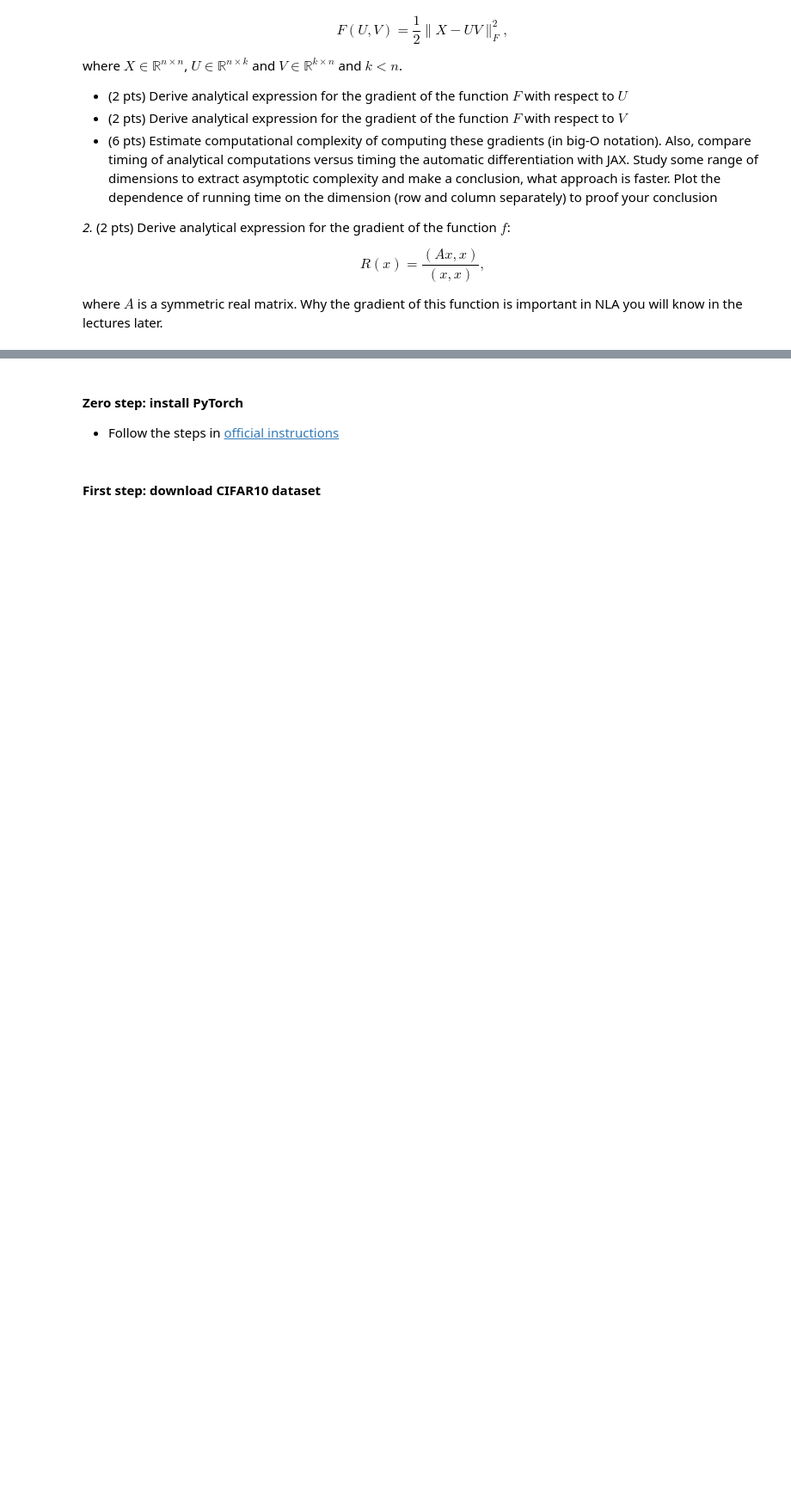
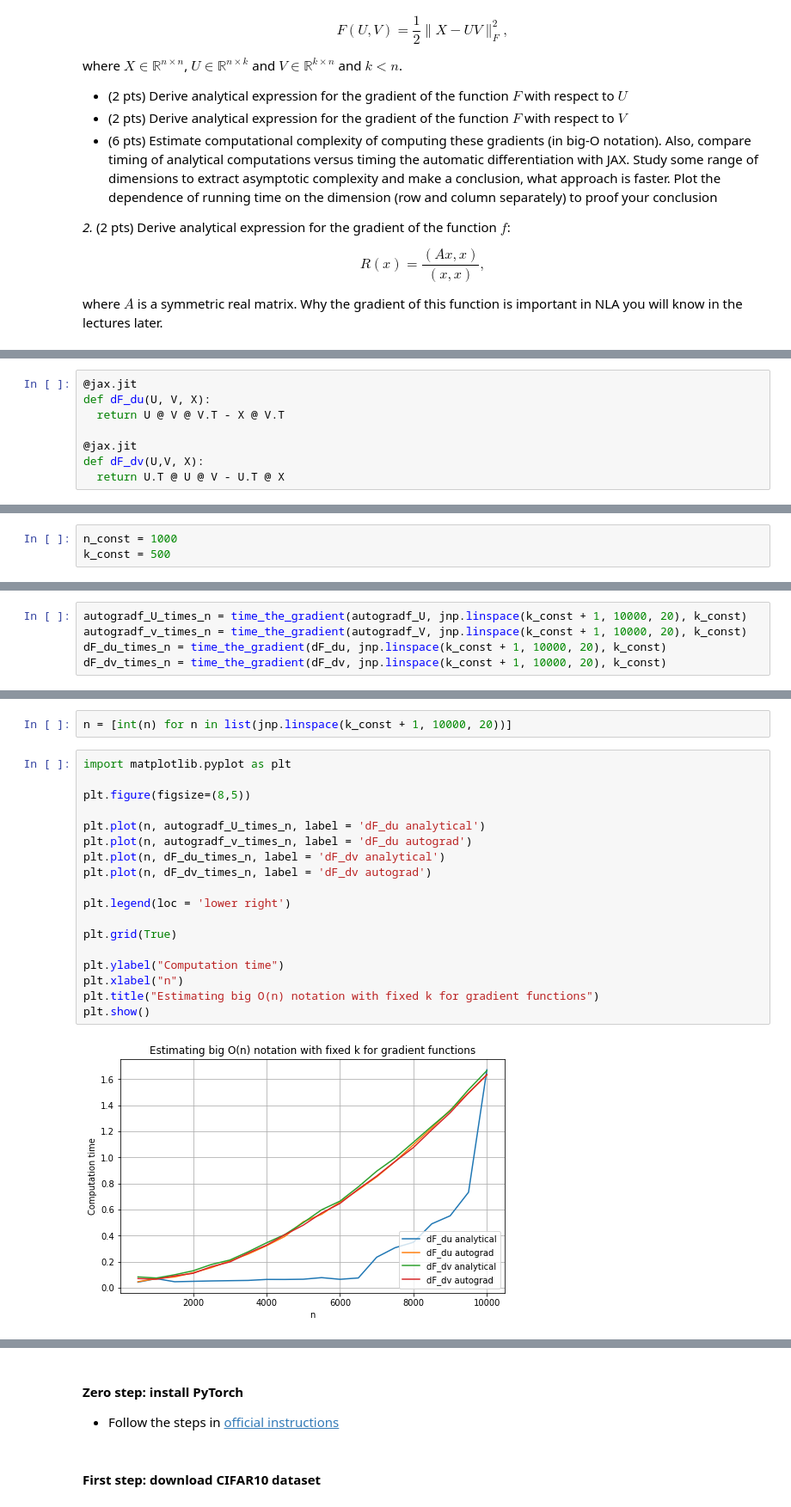
Before and after one commit to kolchindru/NLA, a Jupyter notebook: Homework_1.ipynb, the cells around one changed output, grey strips where cells are left out. Shown at 86% size. Cells and saved outputs as stored; diff of their text form; blank space fills up the shorter version.

```diff
--- a/Homework_1.ipynb
+++ b/Homework_1.ipynb
@@ -188,0 +227,8 @@ where $A$ is a symmetric real matrix. Why the gradient of this function is impor
+# %%
+@jax.jit
+def dF_du(U, V, X):
+  return U @ V @ V.T - X @ V.T
+
+@jax.jit
+def dF_dv(U,V, X):
+  return U.T @ U @ V - U.T @ X
@@ -188,0 +276,3 @@ where $A$ is a symmetric real matrix. Why the gradient of this function is impor
+# %%
+n_const = 1000
+k_const = 500
@@ -188,0 +313,5 @@ where $A$ is a symmetric real matrix. Why the gradient of this function is impor
+# %%
+autogradf_U_times_n = time_the_gradient(autogradf_U, jnp.linspace(k_const + 1, 10000, 20), k_const)
+autogradf_v_times_n = time_the_gradient(autogradf_V, jnp.linspace(k_const + 1, 10000, 20), k_const)
+dF_du_times_n = time_the_gradient(dF_du, jnp.linspace(k_const + 1, 10000, 20), k_const)
+dF_dv_times_n = time_the_gradient(dF_dv, jnp.linspace(k_const + 1, 10000, 20), k_const)
@@ -188,0 +327,22 @@ where $A$ is a symmetric real matrix. Why the gradient of this function is impor
+# %%
+n = [int(n) for n in list(jnp.linspace(k_const + 1, 10000, 20))]
+# %%
+import matplotlib.pyplot as plt
+
+plt.figure(figsize=(8,5))
+
+plt.plot(n, autogradf_U_times_n, label = 'dF_du analytical')
+plt.plot(n, autogradf_v_times_n, label = 'dF_du autograd')
+plt.plot(n, dF_du_times_n, label = 'dF_dv analytical')
+plt.plot(n, dF_dv_times_n, label = 'dF_dv autograd')
+
+plt.legend(loc = 'lower right')
+
+plt.grid(True)
+
+plt.ylabel("Computation time")
+plt.xlabel("n")
+plt.title("Estimating big O(n) notation with fixed k for gradient functions")
+plt.show()
+# %% [output]
+[figure, added]
```
Also changed, not shown: parts of 71 cells of this notebook.
